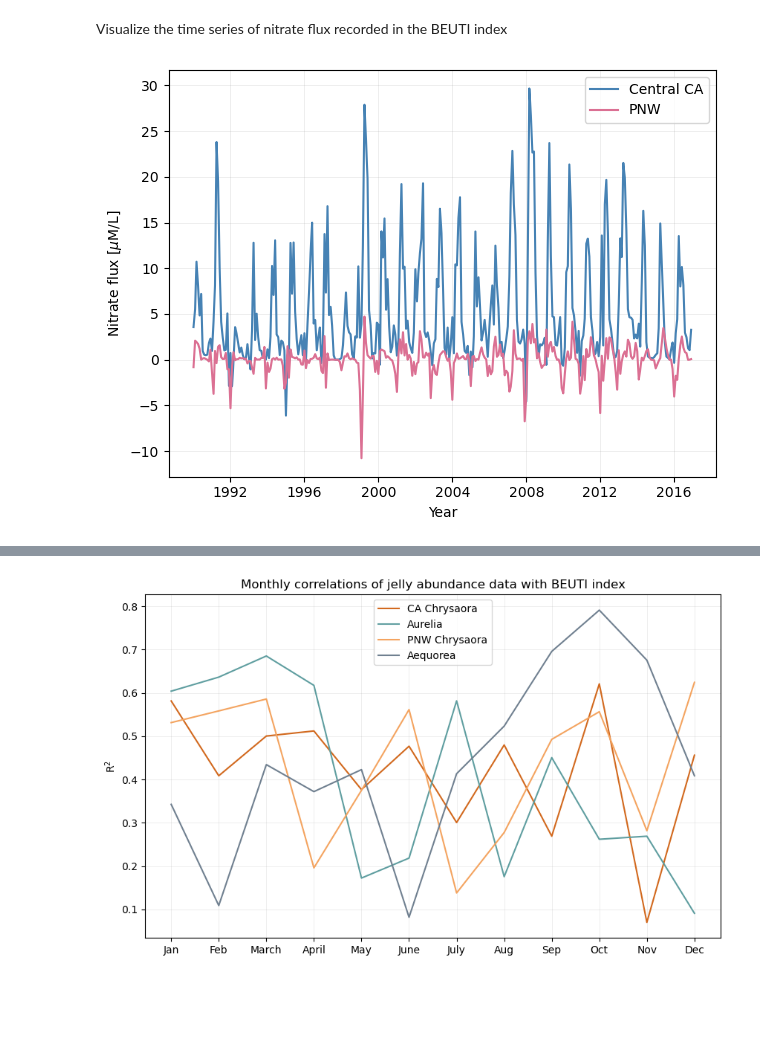
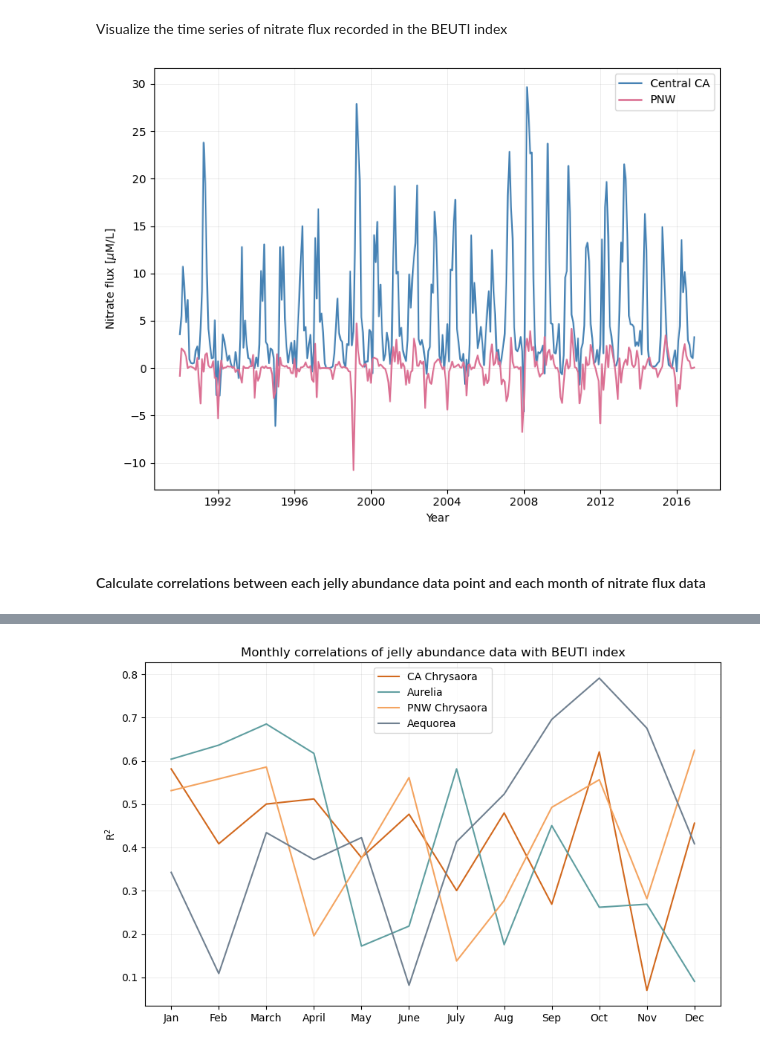
Before and after one commit to sjoh18/MS263-Final-Project, a Jupyter notebook: FinalProject.ipynb, the cells around one changed output, grey strips where cells are left out. Cells and saved outputs as stored; diff of their text form; code cells hidden in the pictures; blank space fills up the shorter version.

Commit message:
cleaned up notebook, saved figures

```diff
--- a/FinalProject.ipynb
+++ b/FinalProject.ipynb
@@ -266,5 +276,4 @@ genus_posthoc
 file_path2 = '/Users/sarah/Documents/MLML/Current_classes/MS263-Data_Analysis/Final_project/data/BEUTI_monthly.csv'
 beutidf = pd.read_csv(file_path2,header=0)
 beutidf['date'] = beutidf['month'].astype(str) + '-' + beutidf['year'].astype(str)
-beutidf['date'] = pd.to_datetime(beutidf['date'], )
-beutidf
+beutidf['date'] = pd.to_datetime(beutidf['date'])
@@ -309,17 +304,20 @@ beuti_sub
 # %% [markdown]
 Visualize the time series of nitrate flux recorded in the BEUTI index
 # %%
-plt.figure()
+plt.figure(figsize=(8,6))
 
 plt.plot(beuti_sub['date'], beuti_sub['36N'], color='steelblue', label='Central CA')
 plt.plot(beuti_sub['date'], beuti_sub['46N'], color='palevioletred', label='PNW')
 plt.xlabel('Year')
 plt.ylabel('Nitrate flux [$\mu$M/L]')
 plt.legend(loc='best')
 plt.grid(linewidth=0.5, alpha=0.3)
 plt.tight_layout()
+plt.show()
 # %% [output]
-[figure, old version]
+[figure, new version]
+# %% [markdown]
+#### Calculate correlations between each jelly abundance data point and each month of nitrate flux data
 # %%
 date_array = np.array(beuti_sub['date']).flatten()
 date_array = date_array.astype(int)
```
Also changed, not shown: parts of 21 cells of this notebook.
